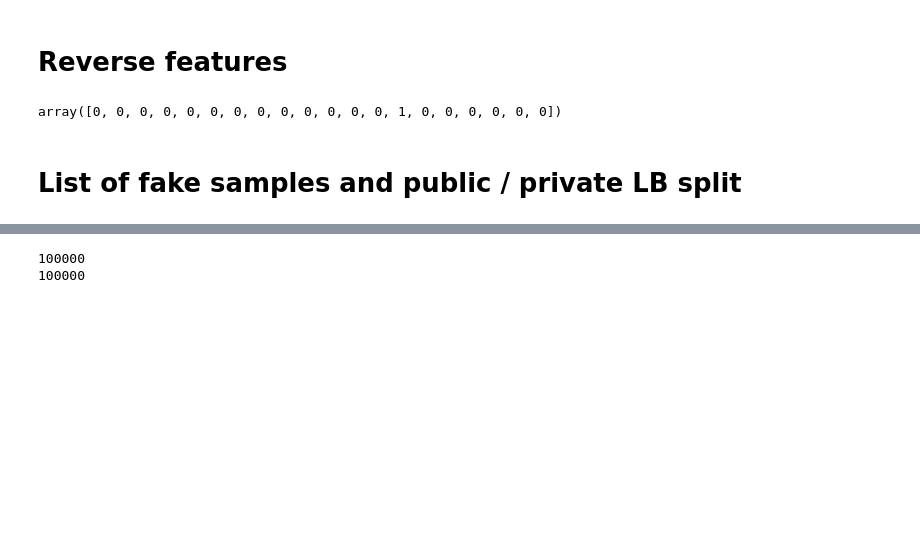
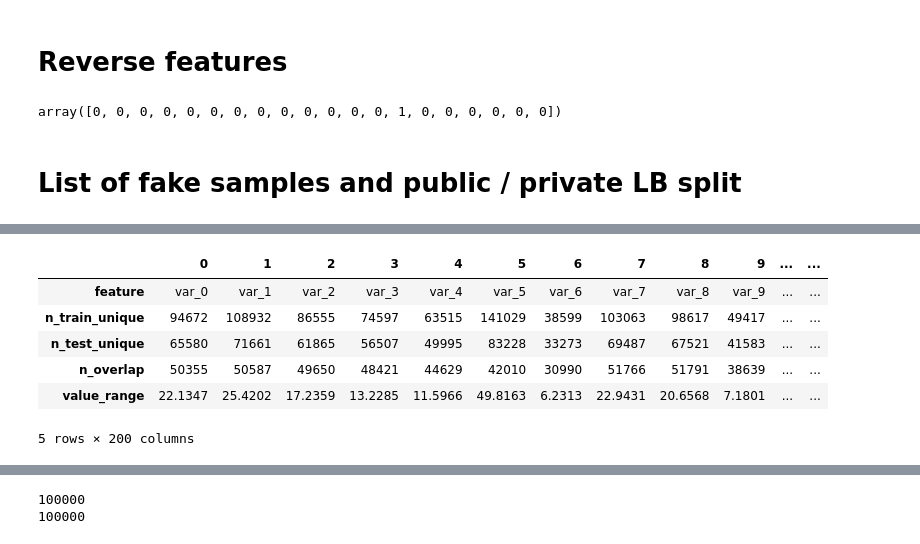
Before and after one commit to roymondliao/kaggle, a Jupyter notebook: santander-customer-transaction-prediction/model.ipynb, the cells around one changed output, grey strips where cells are left out. Cells and saved outputs as stored; diff of their text form; code cells hidden in the pictures; blank space fills up the shorter version.

```diff
--- a/santander-customer-transaction-prediction/model.ipynb
+++ b/santander-customer-transaction-prediction/model.ipynb
@@ -99,0 +152,10 @@ array([0, 0, 0, 0, 0, 0, 0, 0, 0, 0, 0, 0, 0, 1, 0, 0, 0, 0, 0, 0])
+# %%
+df.T
+# %% [output]
+|  | 0 | 1 | 2 | 3 | 4 | 5 | 6 | 7 | 8 | 9 | ... | ... |
+| feature | var_0 | var_1 | var_2 | var_3 | var_4 | var_5 | var_6 | var_7 | var_8 | var_9 | ... | ... |
+| n_train_unique | 94672 | 108932 | 86555 | 74597 | 63515 | 141029 | 38599 | 103063 | 98617 | 49417 | ... | ... |
+| n_test_unique | 65580 | 71661 | 61865 | 56507 | 49995 | 83228 | 33273 | 69487 | 67521 | 41583 | ... | ... |
+| n_overlap | 50355 | 50587 | 49650 | 48421 | 44629 | 42010 | 30990 | 51766 | 51791 | 38639 | ... | ... |
+| value_range | 22.1347 | 25.4202 | 17.2359 | 13.2285 | 11.5966 | 49.8163 | 6.2313 | 22.9431 | 20.6568 | 7.1801 | ... | ... |
+5 rows × 200 columns
```
Also changed, not shown: parts of 22 cells of this notebook, 21 other files.
